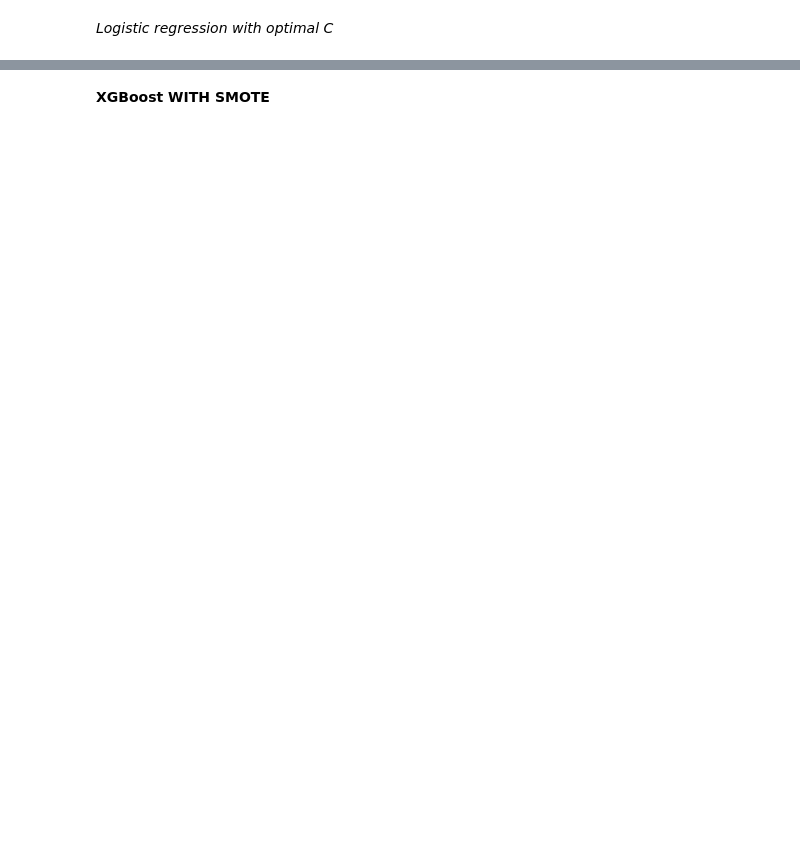
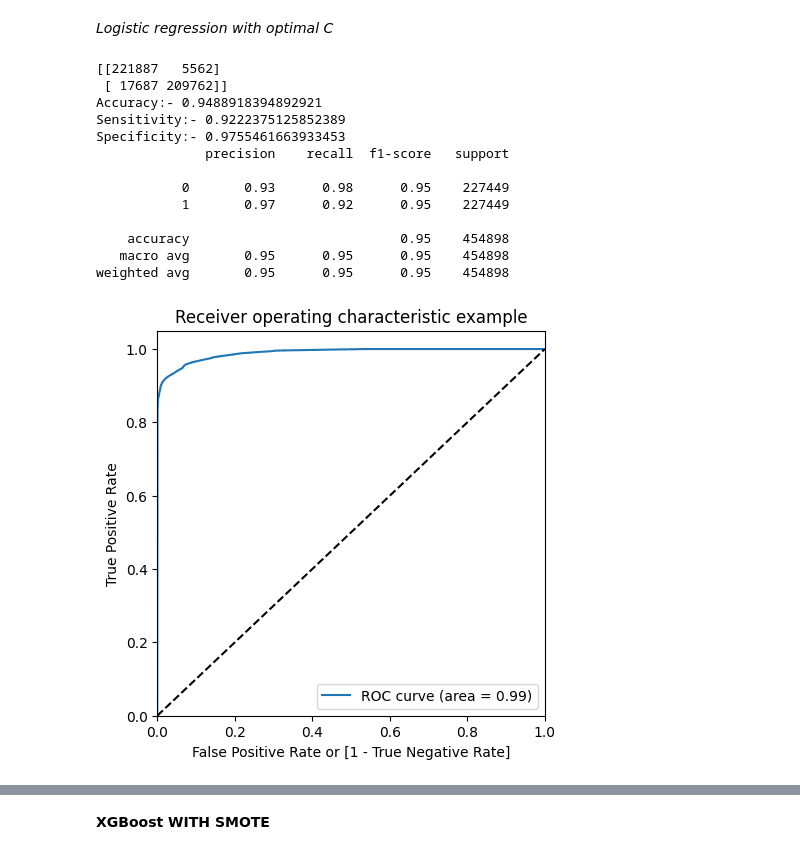
Before and after one commit to sapnasharma10/credit-card-case-study, a Jupyter notebook: Credit_card_fraud_detection_Starter_code.ipynb, the cells around one changed output, grey strips where cells are left out. Saved outputs shown, nothing was run; the diff lists cells and outputs as text; code cells hidden in the pictures; blank space fills up the shorter version.

```diff
--- a/Credit_card_fraud_detection_Starter_code.ipynb
+++ b/Credit_card_fraud_detection_Starter_code.ipynb
@@ -1606,31 +1775,46 @@ y_train_pred = logistic_bal_smote_model.predict(X_train_smote)
 # %%
 # Confusion matrix
 confusion = metrics.confusion_matrix(y_train_smote, y_train_pred)
 print(confusion)
 TP = confusion[1,1] # true positive
 TN = confusion[0,0] # true negatives
 FP = confusion[0,1] # false positives
 FN = confusion[1,0] # false negatives
 
 # Accuracy
 print("Accuracy:-",metrics.accuracy_score(y_train_smote, y_train_pred))
 
 # Sensitivity
 print("Sensitivity:-",TP / float(TP+FN))
 
 # Specificity
 print("Specificity:-", TN / float(TN+FP))
 
 # classification_report
 print(classification_report(y_train_smote, y_train_pred))
 
 
 # Predicted probability
-y_train_pred_proba = logistic_bal_smote_model.predict_proba(X_train_smote)[:,1]
+y_train_pred_proba_log_smote = logistic_bal_smote_model.predict_proba(X_train_smote)[:,1]
 # roc_auc
-auc = metrics.roc_auc_score(y_train_smote, y_train_pred_proba)
+auc = metrics.roc_auc_score(y_train_smote, y_train_pred_proba_log_smote)
 auc
 
 # Plot the ROC curve
-draw_roc(y_train_smote, y_train_pred_proba)
+draw_roc(y_train_smote, y_train_pred_proba_log_smote)
+# %% [output]
+[[221887   5562]
+ [ 17687 209762]]
+Accuracy:- 0.9488918394892921
+Sensitivity:- 0.9222375125852389
+Specificity:- 0.9755461663933453
+              precision    recall  f1-score   support
+
+           0       0.93      0.98      0.95    227449
+           1       0.97      0.92      0.95    227449
+
+    accuracy                           0.95    454898
+   macro avg       0.95      0.95      0.95    454898
+weighted avg       0.95      0.95      0.95    454898
+[figure, added]
 # %%
```
Also changed, not shown: parts of 75 cells of this notebook.
